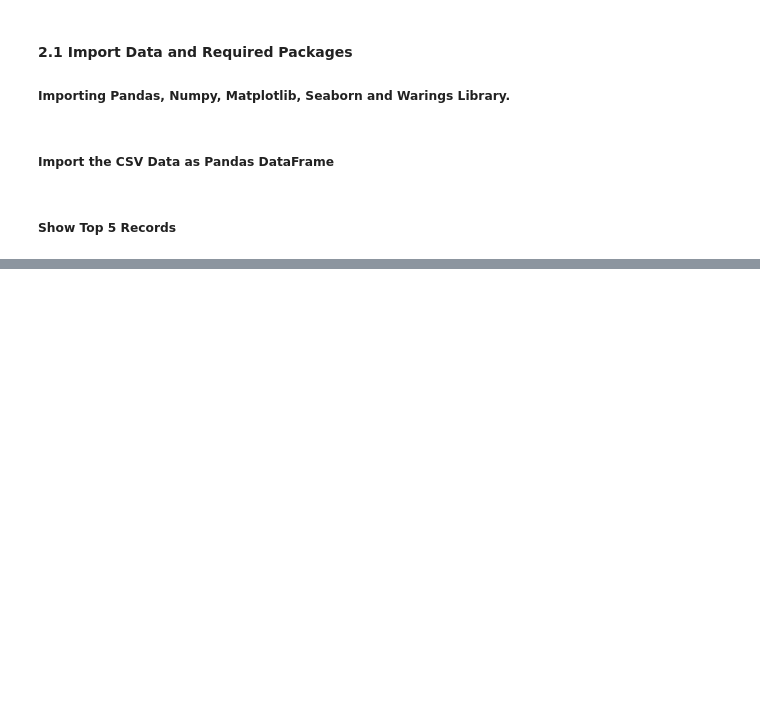
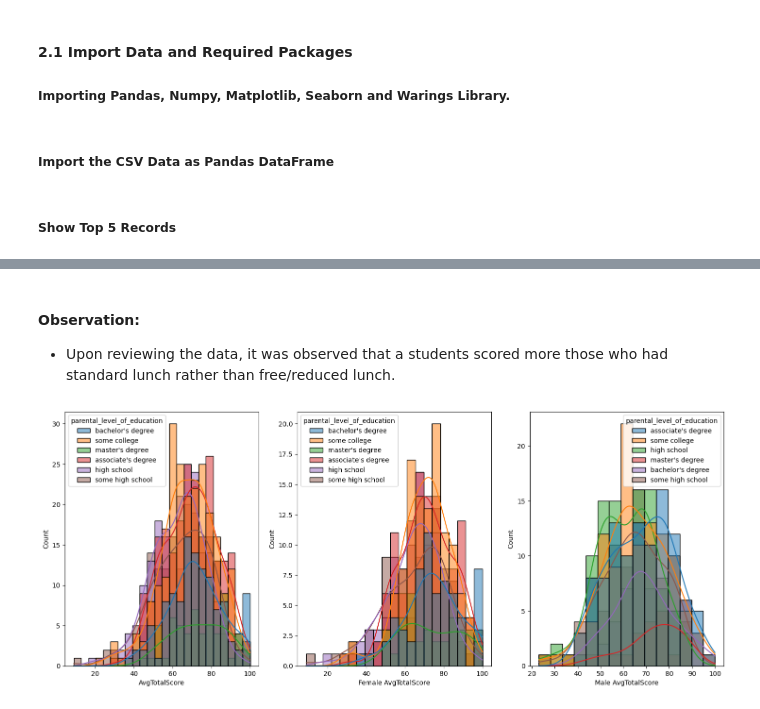
Before and after one commit to aakashpokkanayil/mlproject, a Jupyter notebook: notebook/EDA STUDENT PERFORMANCE .ipynb, the cells around one changed output, grey strips where cells are left out. Cells and saved outputs as stored; diff of their text form; code cells hidden in the pictures; blank space fills up the shorter version.

```diff
--- a/notebook/EDA STUDENT PERFORMANCE .ipynb
+++ b/notebook/EDA STUDENT PERFORMANCE .ipynb
@@ -45,0 +247,16 @@ df.head()
+# %% [markdown]
+#### Observation:
+- Upon reviewing the data, it was observed that a students scored more those who had standard lunch rather than free/reduced lunch.
+# %%
+plt.figure(figsize=(18,7))
+plt.subplot(1,3,1)
+sns.histplot(data=df,x='AvgTotalScore',hue='parental_level_of_education',kde=True)
+plt.subplot(1,3,2)
+plt.xlabel('Female AvgTotalScore')
+sns.histplot(data=df[df.gender=='female'],x='AvgTotalScore',hue='parental_level_of_education',kde=True)
+plt.subplot(1,3,3)
+plt.xlabel('Male AvgTotalScore')
+sns.histplot(data=df[df.gender=='male'],x='AvgTotalScore',hue='parental_level_of_education',kde=True  )
+plt.show()
+# %% [output]
+[figure, added]
```
Also changed, not shown: parts of 35 cells of this notebook, 1 other file.
